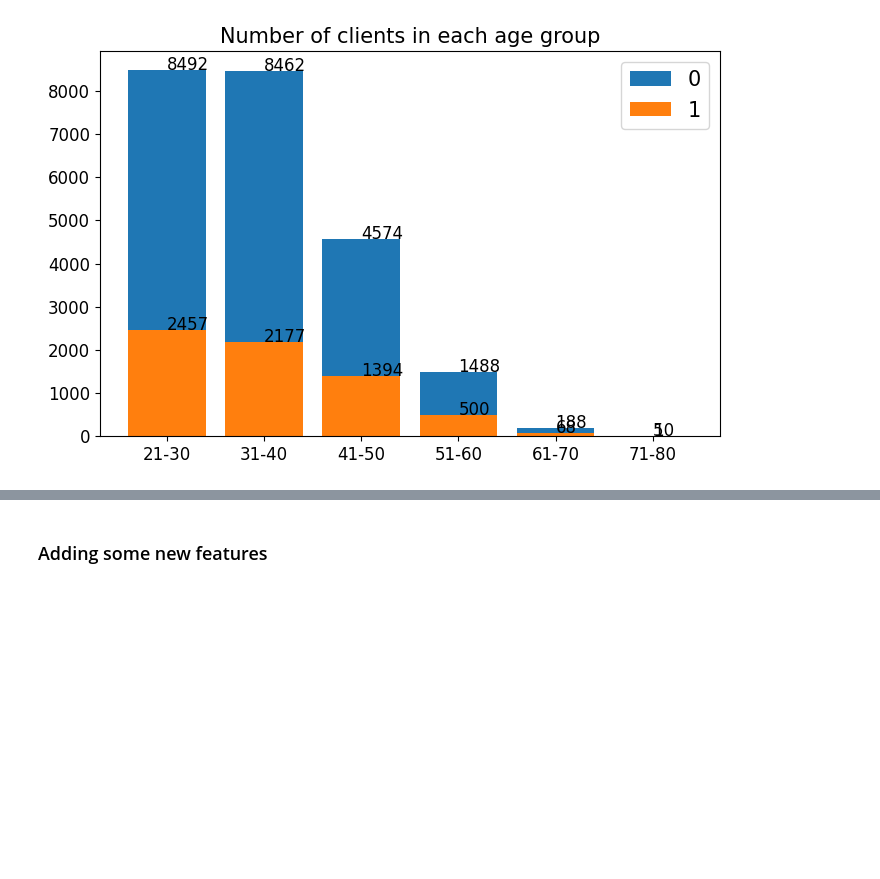
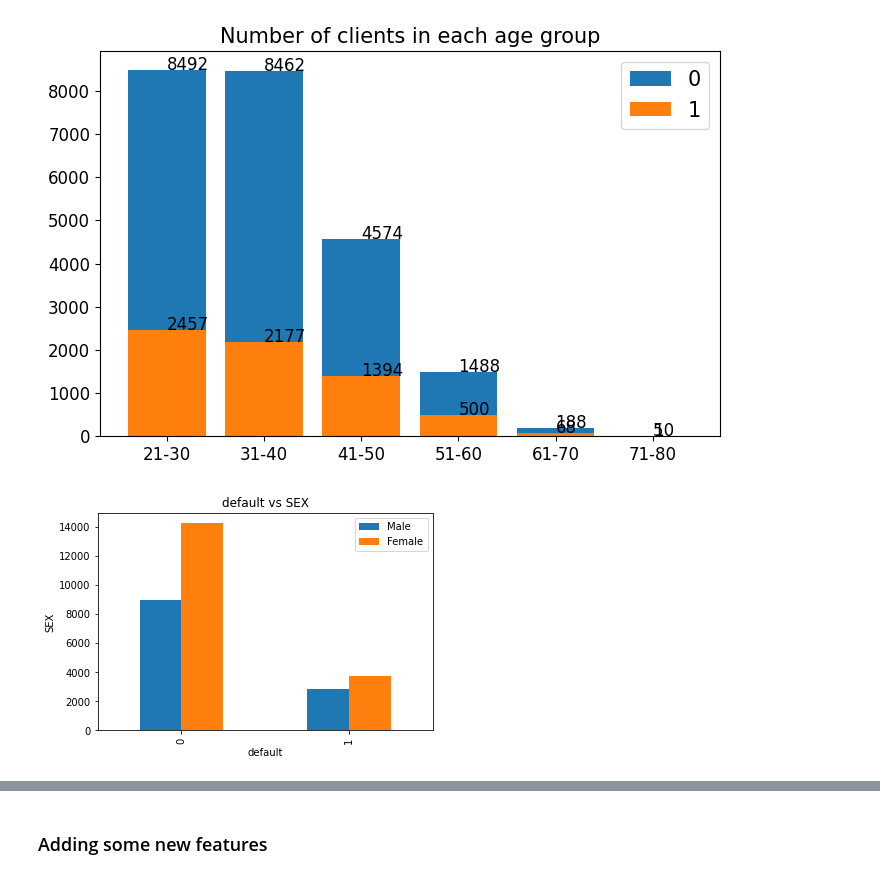
Before and after one commit to keshav1998/renew-hiring-challenge, a Jupyter notebook: modelling_and_eda.ipynb, the cells around one changed output, grey strips where cells are left out. Cells and saved outputs as stored; diff of their text form; code cells hidden in the pictures; blank space fills up the shorter version.

```diff
--- a/modelling_and_eda.ipynb
+++ b/modelling_and_eda.ipynb
@@ -324,3 +324,12 @@ plt.legend(loc='upper right', fontsize=15)
 plt.show()
 # %% [output]
 [figure]
+# %%
+pd.crosstab(df['default payment next month'],df['SEX']).plot(kind='bar')
+plt.title('default vs SEX')
+plt.xlabel('default')
+plt.ylabel('SEX')
+plt.legend(['Male', 'Female'])
+plt.show()
+# %% [output]
+[figure, added]
```
Also changed, not shown: parts of 1 cell of this notebook.
